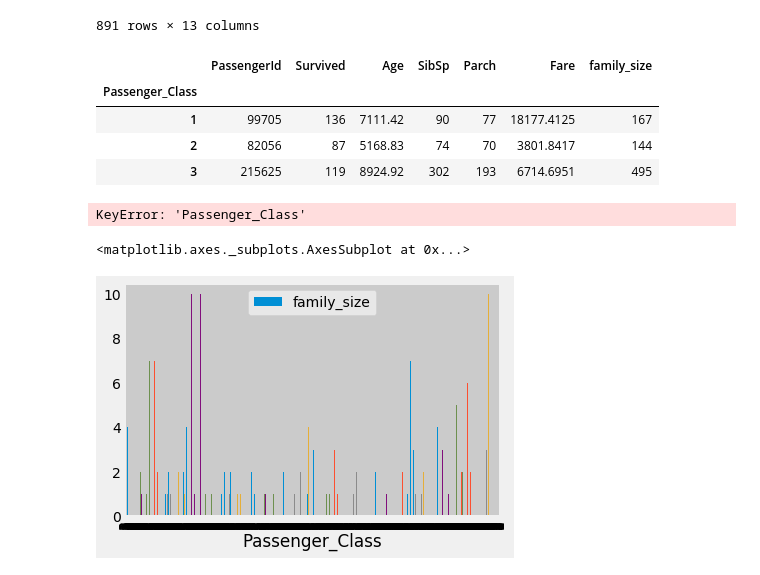
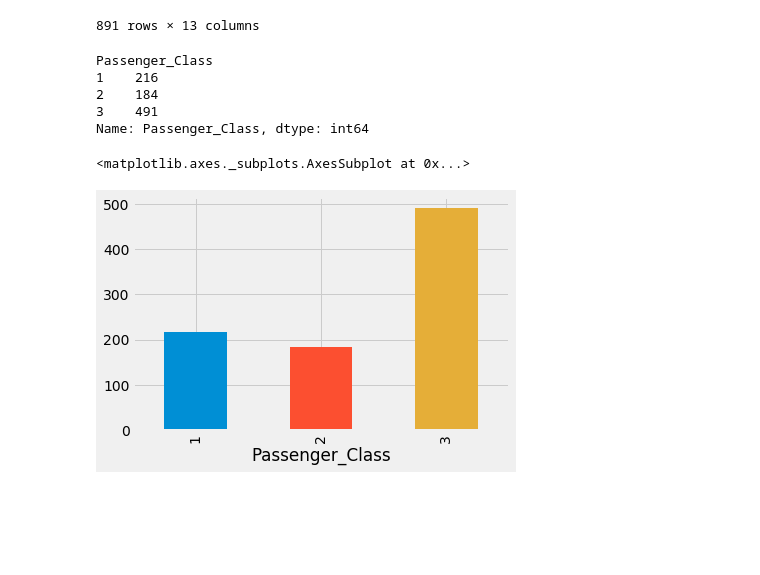
Before and after one commit to MiloB/Browder_Math377, a Jupyter notebook: BrowderLsn3.ipynb, the cells around one changed output. Cells and saved outputs as stored; diff of their text form; code cells hidden in the pictures; blank space fills up the shorter version.

```diff
--- a/BrowderLsn3.ipynb
+++ b/BrowderLsn3.ipynb
@@ -154,21 +139,17 @@ titanic_data
 | 890 | 891 | 0 | 3 | Dooley, Mr. Patrick | male | 32.0 | 0 | 0 | 370376 | 7.7500 | ... |
 891 rows × 13 columns
 # %%
-titanic_char_data=titanic_data.groupby(["Passenger_Class"]).sum()
+titanic_data2=titanic_data.groupby("Passenger_Class").Passenger_Class.count()
-# %%
-titanic_char_data
-# %% [output]
-|  | PassengerId | Survived | Age | SibSp | Parch | Fare | family_size |
-| Passenger_Class |  |  |  |  |  |  |  |
-| 1 | 99705 | 136 | 7111.42 | 90 | 77 | 18177.4125 | 167 |
-| 2 | 82056 | 87 | 5168.83 | 74 | 70 | 3801.8417 | 144 |
-| 3 | 215625 | 119 | 8924.92 | 302 | 193 | 6714.6951 | 495 |
-# %%
-titanic_char_data.plot.bar(x="Passenger_Class",y="family_size")
-# %% [output]
-KeyError: 'Passenger_Class'
-# %%
-titanic_data.plot.bar(x="Passenger_Class",y="family_size")
-# %% [output]
-<matplotlib.axes._subplots.AxesSubplot at 0x...>
-[figure, removed]
+# %%
+titanic_data2
+# %% [output]
+Passenger_Class
+1    216
+2    184
+3    491
+Name: Passenger_Class, dtype: int64
+# %%
+titanic_data2.plot(kind="bar")
+# %% [output]
+<matplotlib.axes._subplots.AxesSubplot at 0x...>
+[figure, added]
```
Also changed, not shown: parts of 23 cells of this notebook.
